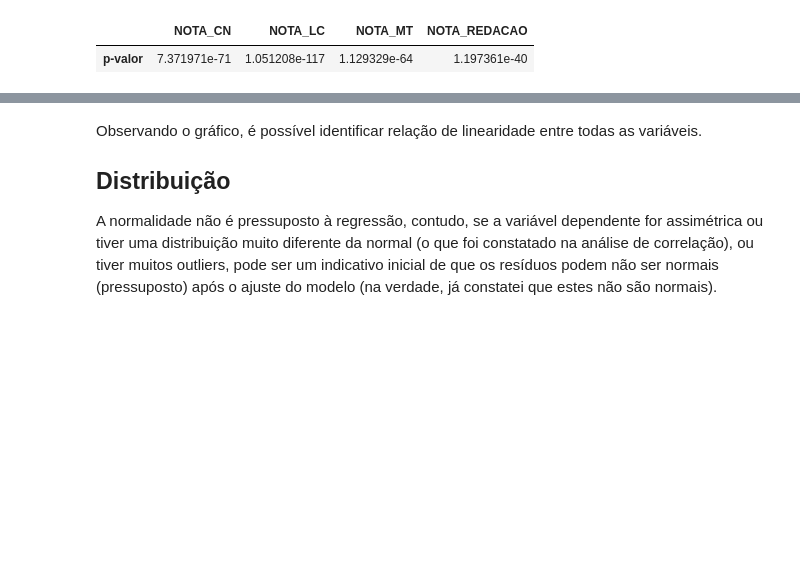
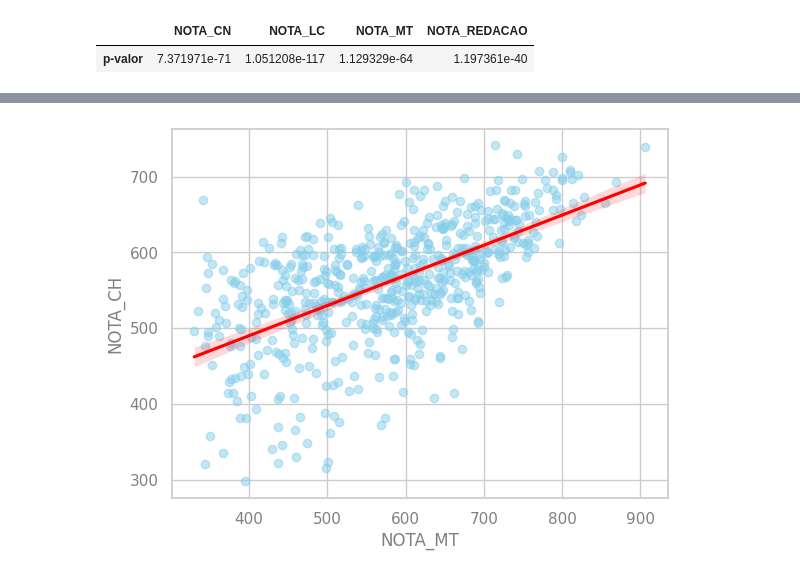
Before and after one commit to pyrataria/data_analytics, a Jupyter notebook: notas_enem_ap2023/notebook/notas_enem_ap2023.ipynb, the cells around one changed output, grey strips where cells are left out. Saved outputs shown, nothing was run; the diff lists cells and outputs as text; code cells hidden in the pictures; blank space fills up the shorter version.

```diff
--- a/notas_enem_ap2023/notebook/notas_enem_ap2023.ipynb
+++ b/notas_enem_ap2023/notebook/notas_enem_ap2023.ipynb
@@ -300,4 +309,3 @@ A relação linear entre as variáveis é pressuposto sumário à regressão. Se
 # %%
-X = df2[['NOTA_CN', 'NOTA_LC', 'NOTA_MT', 'NOTA_REDACAO']]
-
+X = df2[['NOTA_MT']]
 y = df2[['NOTA_CH']]
@@ -320,5 +312,5 @@ for i in X.columns:
-# %% [markdown]
-Observando o gráfico, é possível identificar relação de linearidade entre todas as variáveis.
-
-## Distribuição
-A normalidade não é pressuposto à regressão, contudo, se a variável dependente for assimétrica ou tiver uma distribuição muito diferente da normal (o que foi constatado na análise de correlação), ou tiver muitos outliers, pode ser um indicativo inicial de que os resíduos podem não ser normais (pressuposto) após o ajuste do modelo (na verdade, já constatei que estes não são normais).
+# %%
+sns.regplot(x=X, y=y, scatter_kws={'alpha': 0.5, 'color': 'skyblue'},
+            line_kws={'color': 'red'});
+# %% [output]
+[figure, added]
```
Also changed, not shown: parts of 96 cells of this notebook.
